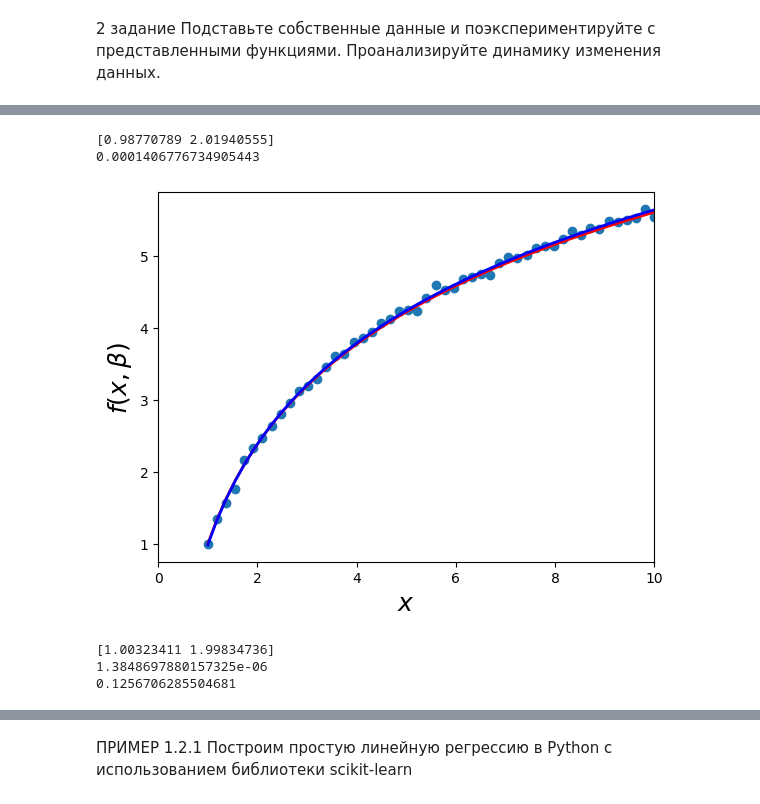
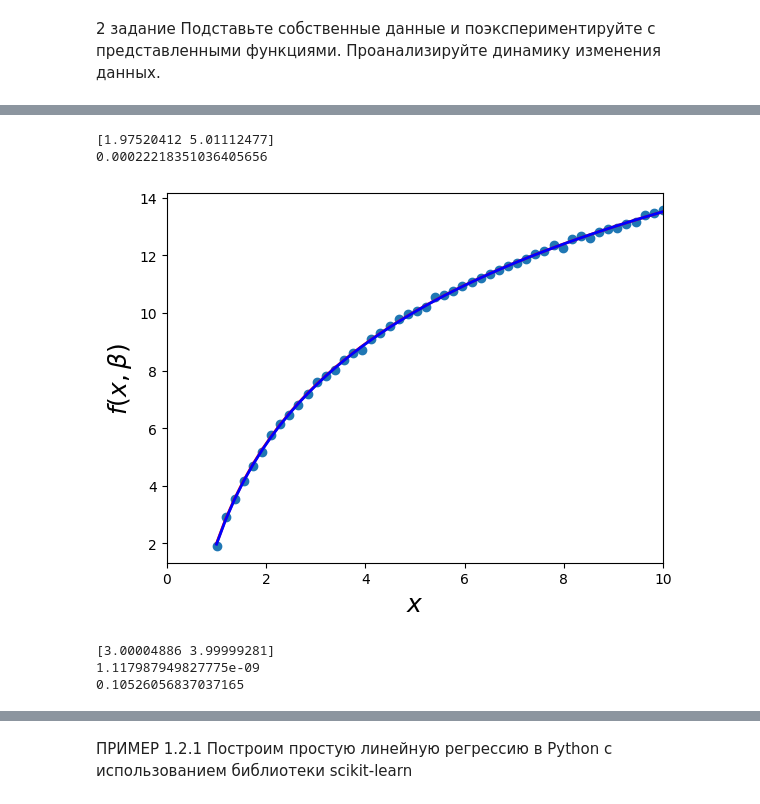
Before and after one commit to smurfac4/II, a Jupyter notebook: artificial intelligence/4/4_тетрадь_Ульянов_Никита_Владимирович_ИКБО_29_22.ipynb, the cells around one changed output, grey strips where cells are left out. Saved outputs shown, nothing was run; the diff lists cells and outputs as text; code cells hidden in the pictures.

```diff
--- a/artificial intelligence/4/4_тетрадь_Ульянов_Никита_Владимирович_ИКБО_29_22.ipynb
+++ b/artificial intelligence/4/4_тетрадь_Ульянов_Никита_Владимирович_ИКБО_29_22.ipynb
@@ -460,37 +481,37 @@ plt. show()
 # %%
 #решение #3
 #Добавим шума в данные, сделанные по функции f(x,b) с коэффициентами b = (1, 2)
-beta = (1, 2)
+beta = (2, 5)
 def f(x, b0, b1):
     return b0 + b1 * np.log(x)
 # зададим массив точек xі
 xdata = np.linspace(1, 10, 50)
 # создаем теоретически правильные значения точек уi (без шума)
 y = f(xdata, *beta)
 # зашумляем эти данные
 ydata = y + 0.05 * np.random.randn(len(xdata))
 beta_opt, beta_cov = scipy.optimize.curve_fit(f, xdata, ydata)
 print(beta_opt) #Вычислим линейное отклонение
 lin_dev = sum(beta_cov[0])
 print(lin_dev)
 #Вычислим квадратичное отклонение residuals = ydata - f(xdata, *beta_opt) fres = sum(residuals**2) print(fres)
 fig, ax = plt.subplots()
 ax.scatter(xdata, ydata)
 ax. plot(xdata, y, 'r', lw=2)
 ax. plot(xdata, f(xdata, *beta_opt), 'b', lw=2)
 ax.set_xlim(0, 10)
 ax.set_xlabel(r"$x$", fontsize=18)
 ax.set_ylabel(r"$f(x, \beta)$", fontsize=18)
 plt.show()
 # %% [output]
-[0.98770789 2.01940555]
-0.0001406776734905443
+[1.97520412 5.01112477]
+0.00022218351036405656
-[figure, old version]
+[figure, new version]
 # %%
 #решение
 #4
 #Добавим шума в данные, сделанные по функции f(x,b) с коэффициентами b = (1, 2)
-beta = (1, 2)
+beta = (3, 4)
 def f(x, be, b1):
     return be * x ** b1
 # зададим массив точек xі
@@ -509,9 +530,9 @@ residuals = ydata - f(xdata, *beta_opt)
 fres = sum(residuals**2)
 print(fres)
 # %% [output]
-[1.00323411 1.99834736]
-1.3848697880157325e-06
-0.1256706285504681
+[3.00004886 3.99999281]
+1.117987949827775e-09
+0.10526056837037165
 # %%
 fig, ax = plt.subplots()
 ax.scatter(xdata, ydata)
```
Also changed, not shown: parts of 23 cells of this notebook, 10 other files.
